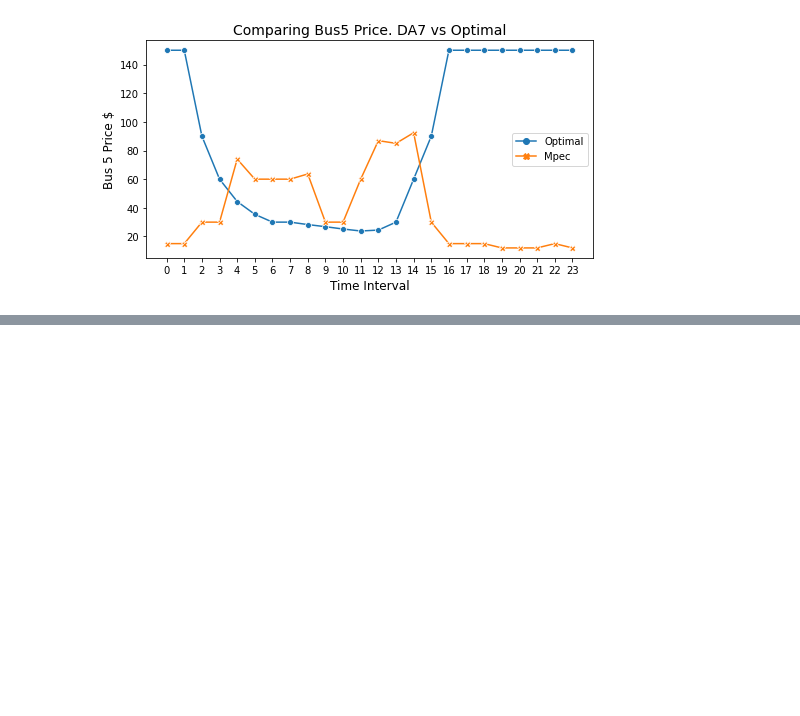
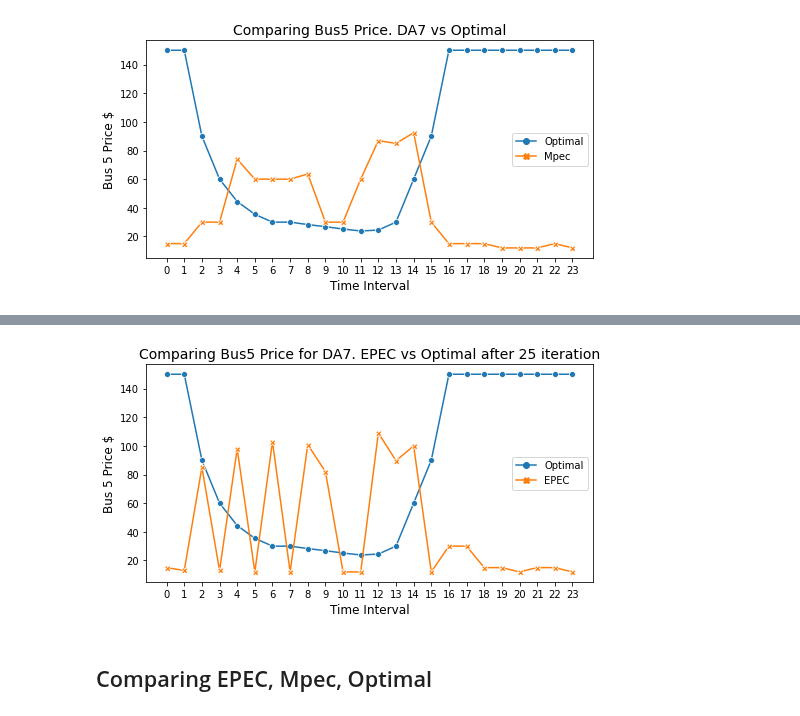
Before and after one commit to alirezakfz/PyomoModels, a Jupyter notebook: 09_MPEC_Bidding_Diagonalization/MatlabCode/V06/ResultsAnalysis/LMPS_MPEC_EPEC.ipynb, the cells around one changed output, grey strips where cells are left out. Cells and saved outputs as stored; diff of their text form; code cells hidden in the pictures; blank space fills up the shorter version.

```diff
--- a/09_MPEC_Bidding_Diagonalization/MatlabCode/V06/ResultsAnalysis/LMPS_MPEC_EPEC.ipynb
+++ b/09_MPEC_Bidding_Diagonalization/MatlabCode/V06/ResultsAnalysis/LMPS_MPEC_EPEC.ipynb
@@ -61,0 +87,11 @@ axes.set_ylabel('Bus 5 Price $',fontsize=12);
+# %%
+fig, axes = plt.subplots(1, 1, figsize=(8, 4))
+sns.lineplot(data=df_bus5_price, markers=True, dashes=False)
+axes.set(xticks=[x for x in range(24)]);
+axes.set_title("Comparing Bus5 Price for DA7. EPEC vs Optimal after 25 iteration", fontsize=14)
+axes.set_xlabel('Time Interval',fontsize=12);
+axes.set_ylabel('Bus 5 Price $',fontsize=12);
+# %% [output]
+[figure, added]
+# %% [markdown]
+## Comparing EPEC, Mpec, Optimal
```
Also changed, not shown: parts of 7 cells of this notebook, 3 other files.
